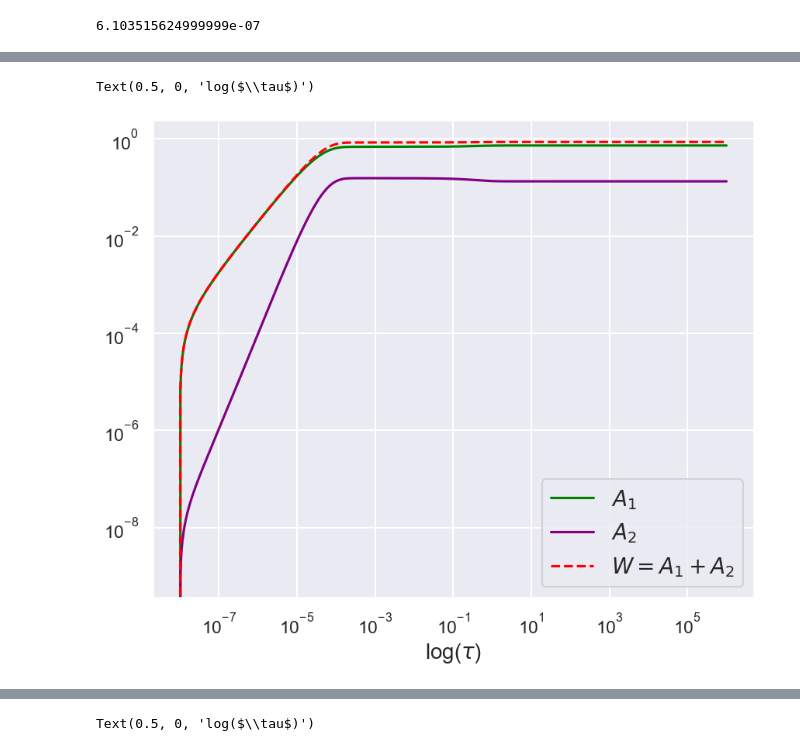
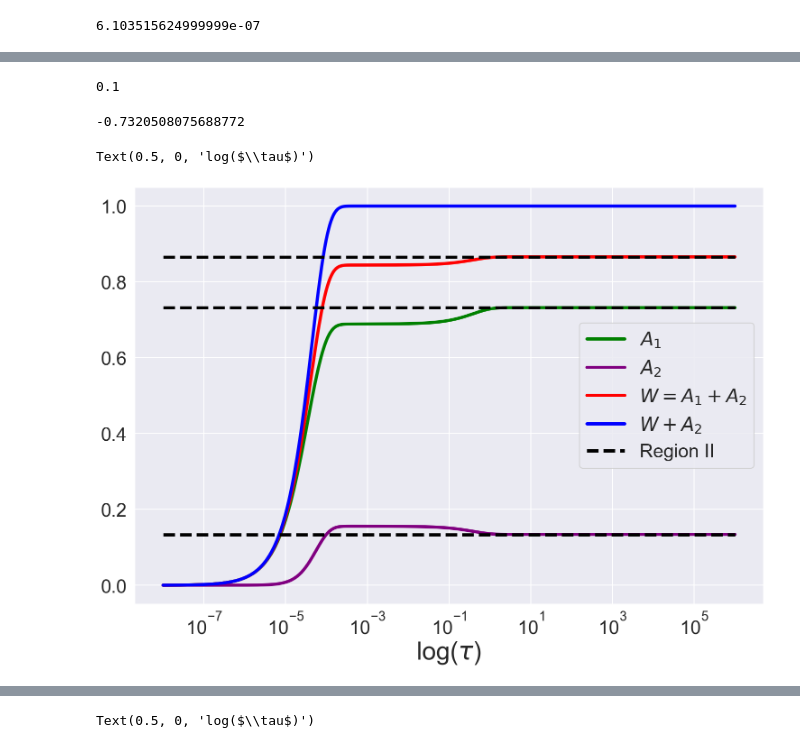
Before and after one commit to lukedtc/ADCC-Project, a Jupyter notebook: Corrected_model/steady_state_workings.ipynb, the cells around one changed output, grey strips where cells are left out. Drawn from its saved outputs; the diff is of its cells as text; code cells hidden in the pictures.

```diff
--- a/Corrected_model/steady_state_workings.ipynb
+++ b/Corrected_model/steady_state_workings.ipynb
@@ -45,18 +97,32 @@ def model_S_dimensionless(t, z, alpha1, alpha2, beta):
+# %%
+print(np.sqrt(1e2*2*1e-4/2))
+# %% [output]
+0.1
 # %%
-sns.set_theme()
-sns.set_context('talk')
-z = solve_ivp(model_S_dimensionless, tspan, z0, method='Radau', t_eval=t, args = (1, 1e4, 1e4))
-A1 = z.y[0]
-A2 = z.y[1]
-fig, ax = plt.subplots(figsize=(10, 8))
-ax.plot(t, A1, c='green', label=r'$A_1$')
-ax.plot(t, (A2), c='purple', label=r'$A_2$')
-ax.plot(t, (A1 + A2), c='red', label=r'$W=A_1+A_2$', linestyle='dashed')
+mu = 2
+zeta = (mu/2)*(1 - np.sqrt(1 + (4/mu)))
+print(zeta)
+expres = 0.5*(1-zeta)*np.ones_like(t)
+kappa = 2/(mu - zeta)
+lmda = -zeta + 1e-4*kappa
+expres1 = 0.5*(1-lmda)*np.ones_like(t)
+
+
+fig, ax = plt.subplots(figsize=(18, 12))
+ax.tick_params(labelsize=30)
+ax.plot(t, A1, c='green', label=r'$A_1$', lw =5)
+ax.plot(t, (A2), c='purple', label=r'$A_2$', lw=5)
+ax.plot(t, (A1 + A2), c='red', label=r'$W=A_1+A_2$', lw=5)
+ax.plot(t, A1+2*A2, c= 'blue', label=r'$W+A_2$', lw=5)
+ax.plot(t, expres, lw=5, linestyle = 'dashed', color='black', label='Region II')
+ax.plot(t, expres1, lw=5, linestyle= 'dashed', color='black')
+ax.plot(t, expres - expres1, lw=5, linestyle= 'dashed', color='black')
 ax.set_xscale('log')
-ax.set_yscale('log')
-ax.legend(loc='best', fontsize=20)
-ax.set_xlabel(r'log($\tau$)', fontsize=20)
-#plt.savefig('/Users/lukeheirene/ADCC-Project/Figures/sim_beta_1e-2.png')
+#ax.set_yscale('log')
+ax.legend(loc='best', fontsize=30)
+ax.set_xlabel(r'log($\tau$)', fontsize=40)
+#plt.savefig('/Users/lukeheirene/ADCC-Project/Figures/sim_beta_1e4_approx.png', dpi=500)
 # %% [output]
-Text(0.5, 0, 'log($\\tau$)')
+-0.7320508075688772
+Text(0.5, 0, 'log($\\tau$)')
-[figure, old version]
+[figure, new version]
```
Also changed, not shown: parts of 9 cells of this notebook, 30 other files.
